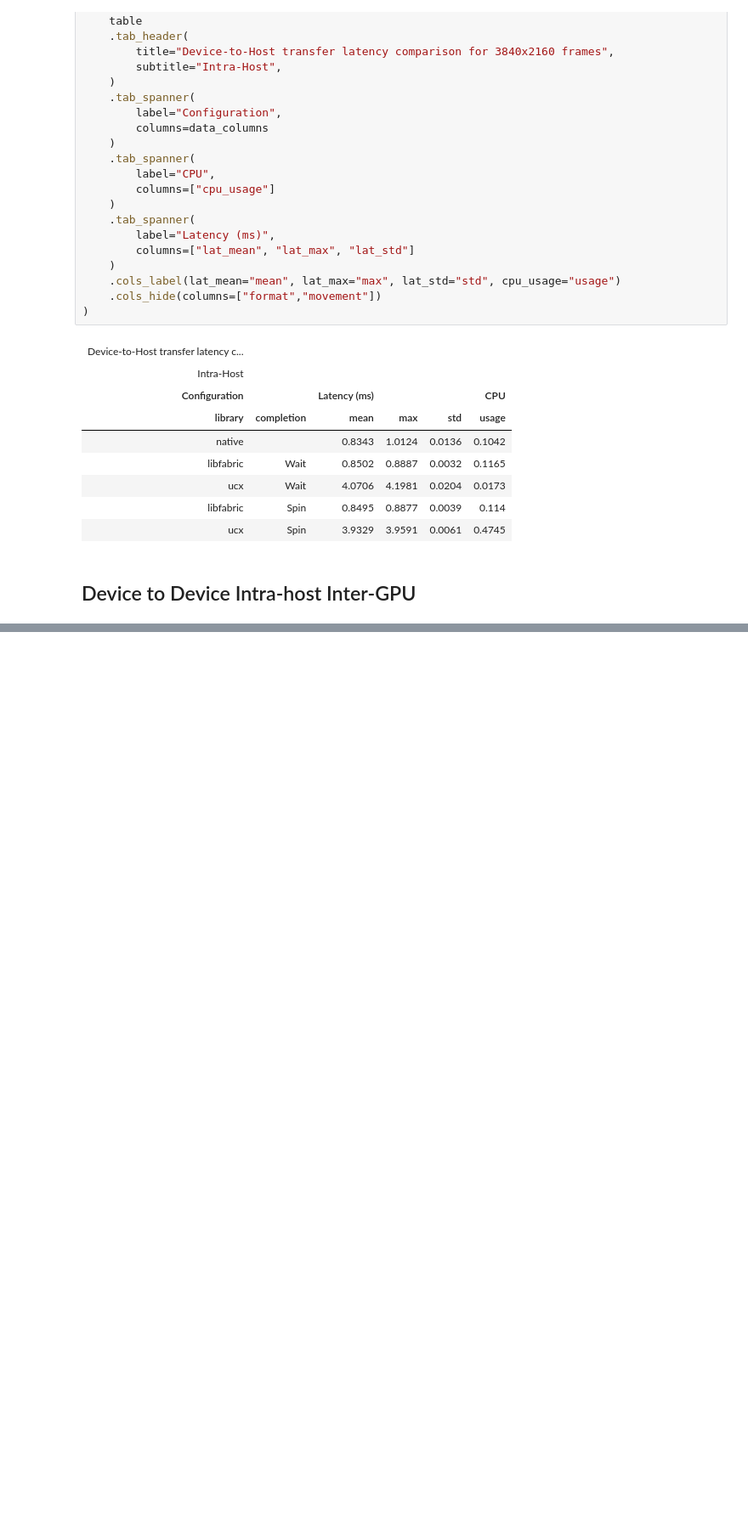
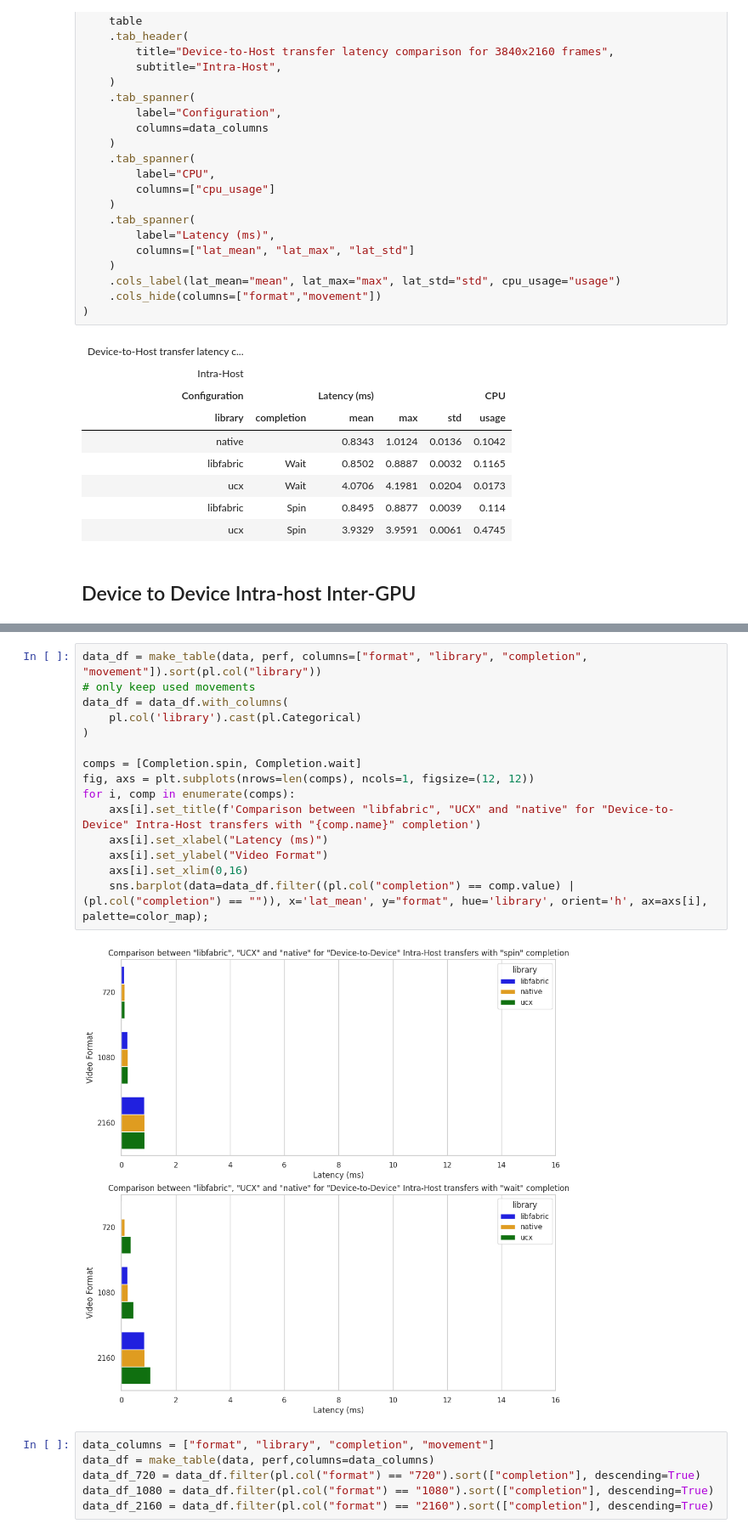
Before and after one commit to jonasohland/mts-fabrics-study, a Jupyter notebook: notebooks/mts-study.ipynb, the cells around one changed output, grey strips where cells are left out. Shown at 85% size. Saved outputs shown, nothing was run; the diff lists cells and outputs as text; blank space fills up the shorter version.

```diff
--- a/notebooks/mts-study.ipynb
+++ b/notebooks/mts-study.ipynb
@@ -793,0 +896,23 @@ table
+# %%
+data_df = make_table(data, perf, columns=["format", "library", "completion", "movement"]).sort(pl.col("library"))
+# only keep used movements
+data_df = data_df.with_columns(
+    pl.col('library').cast(pl.Categorical)
+)
+
+comps = [Completion.spin, Completion.wait]
+fig, axs = plt.subplots(nrows=len(comps), ncols=1, figsize=(12, 12))
+for i, comp in enumerate(comps):
+    axs[i].set_title(f'Comparison between "libfabric", "UCX" and "native" for "Device-to-Device" Intra-Host transfers with "{comp.name}" completion')
+    axs[i].set_xlabel("Latency (ms)")
+    axs[i].set_ylabel("Video Format")
+    axs[i].set_xlim(0,16)
+    sns.barplot(data=data_df.filter((pl.col("completion") == comp.value) | (pl.col("completion") == "")), x='lat_mean', y="format", hue='library', orient='h', ax=axs[i], palette=color_map);
+# %% [output]
+[figure, added]
+# %%
+data_columns = ["format", "library", "completion", "movement"]
+data_df = make_table(data, perf,columns=data_columns)
+data_df_720 = data_df.filter(pl.col("format") == "720").sort(["completion"], descending=True)
+data_df_1080 = data_df.filter(pl.col("format") == "1080").sort(["completion"], descending=True)
+data_df_2160 = data_df.filter(pl.col("format") == "2160").sort(["completion"], descending=True)
```
Also changed, not shown: parts of 10 cells of this notebook, 32 other files.
